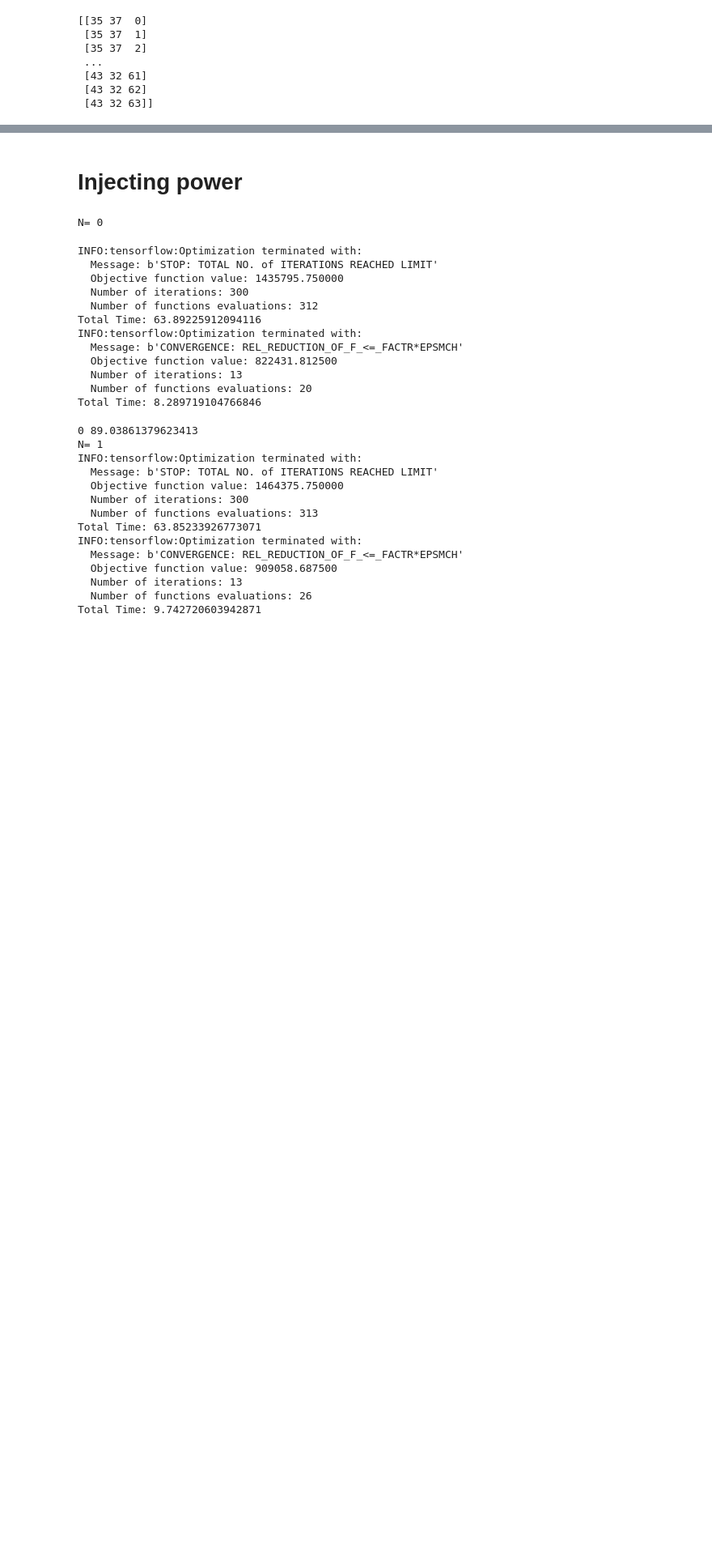
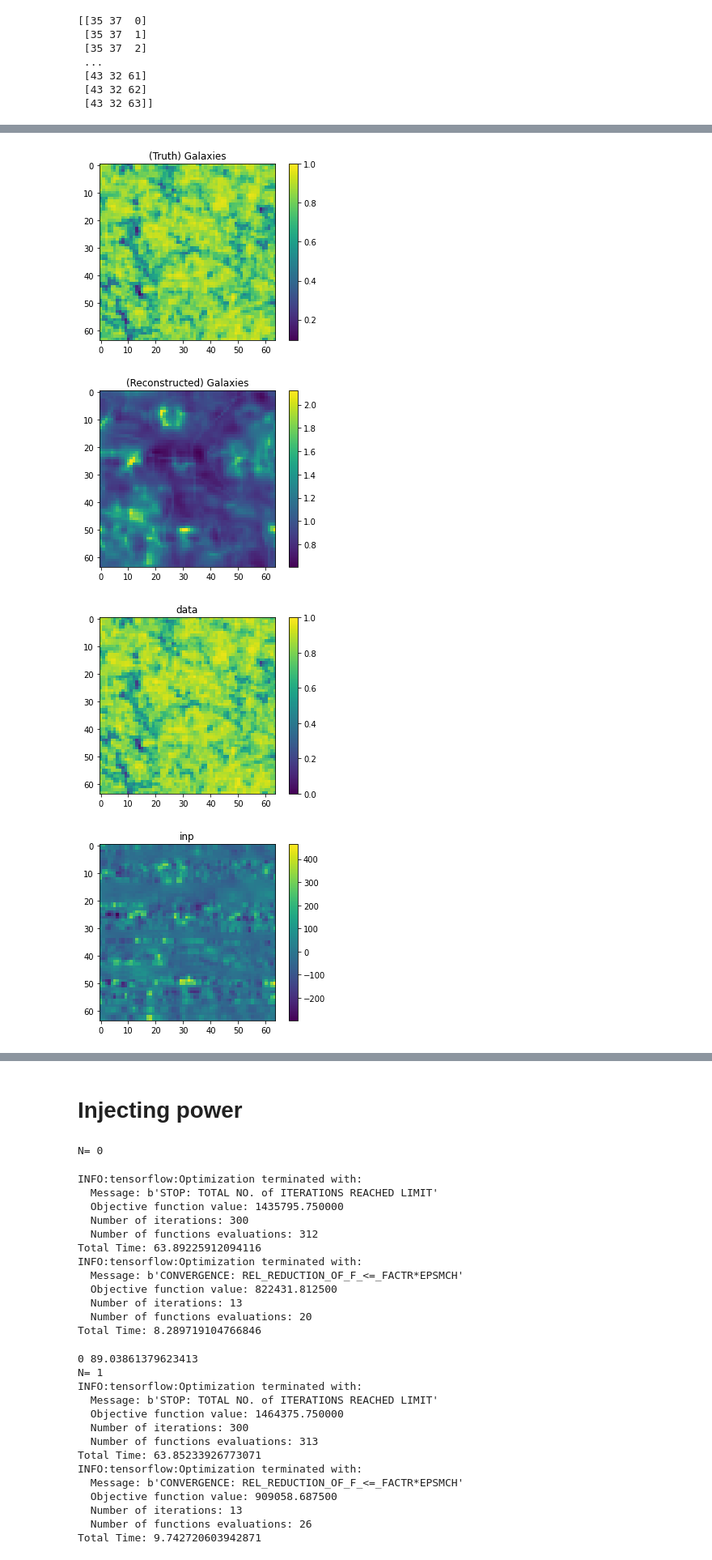
Before and after one commit to bhorowitz/tardis_ps, a Jupyter notebook: nb/cleaned_PS_2.ipynb, the cells around one changed output, grey strips where cells are left out. Shown at 81% size. Drawn from its saved outputs; the diff is of its cells as text; code cells hidden in the pictures; blank space fills up the shorter version.

```diff
--- a/nb/cleaned_PS_2.ipynb
+++ b/nb/cleaned_PS_2.ipynb
@@ -522,0 +534,29 @@ ValueError: Fetch argument <tf.Tensor 'CiCPaint/add_1:0' shape=(1, 64, 64, 64) d
+# %%
+
+slic = 20
+
+title("(Truth) Galaxies")
+imshow(gal[0,slic],vmax=1)
+colorbar()
+show()
+
+title("(Reconstructed) Galaxies")
+imshow((fins[0][slic]))
+#imshow((fins[0][0,slic]),vmin = 0,vmax = 1)
+colorbar()
+plt.show()
+
+title("data")
+imshow(data[0,slic],vmin = 0,vmax = 1)
+colorbar()
+show()
+
+title("inp")
+imshow(inp[0,slic])
+colorbar()
+show()
+# %% [output]
+[figure, added]
+[figure, added]
+[figure, added]
+[figure, added]
```
Also changed, not shown: parts of 15 cells of this notebook.
